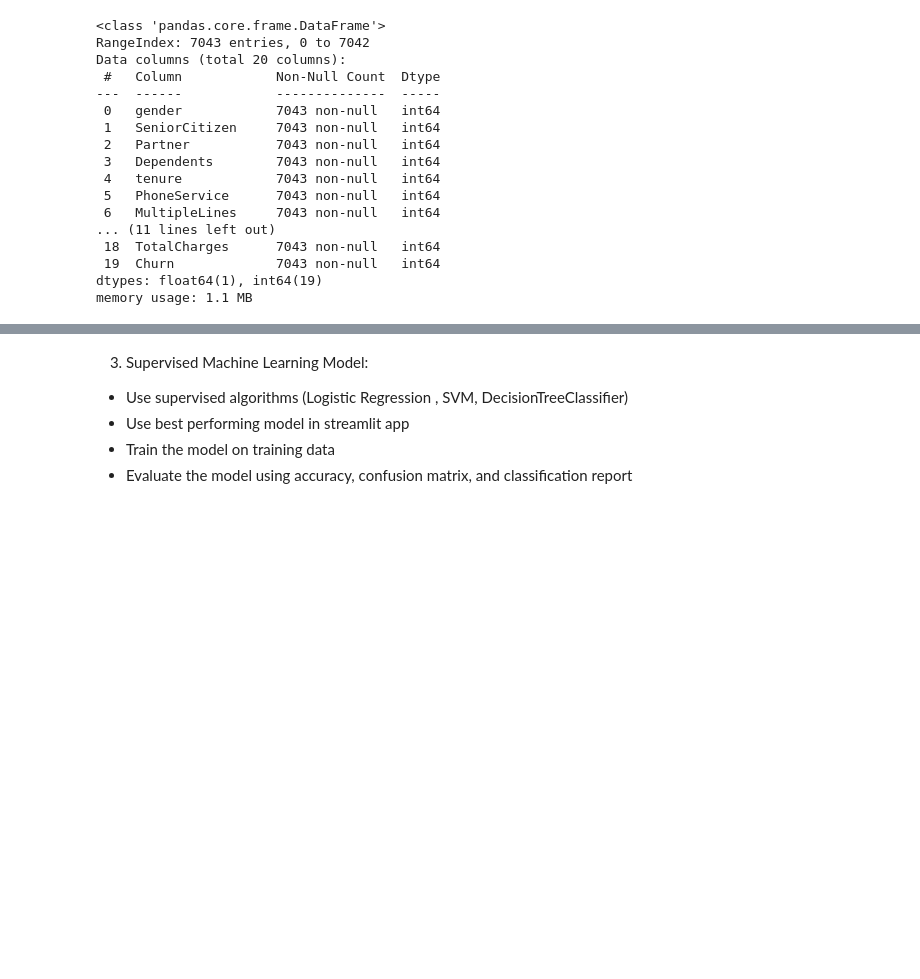
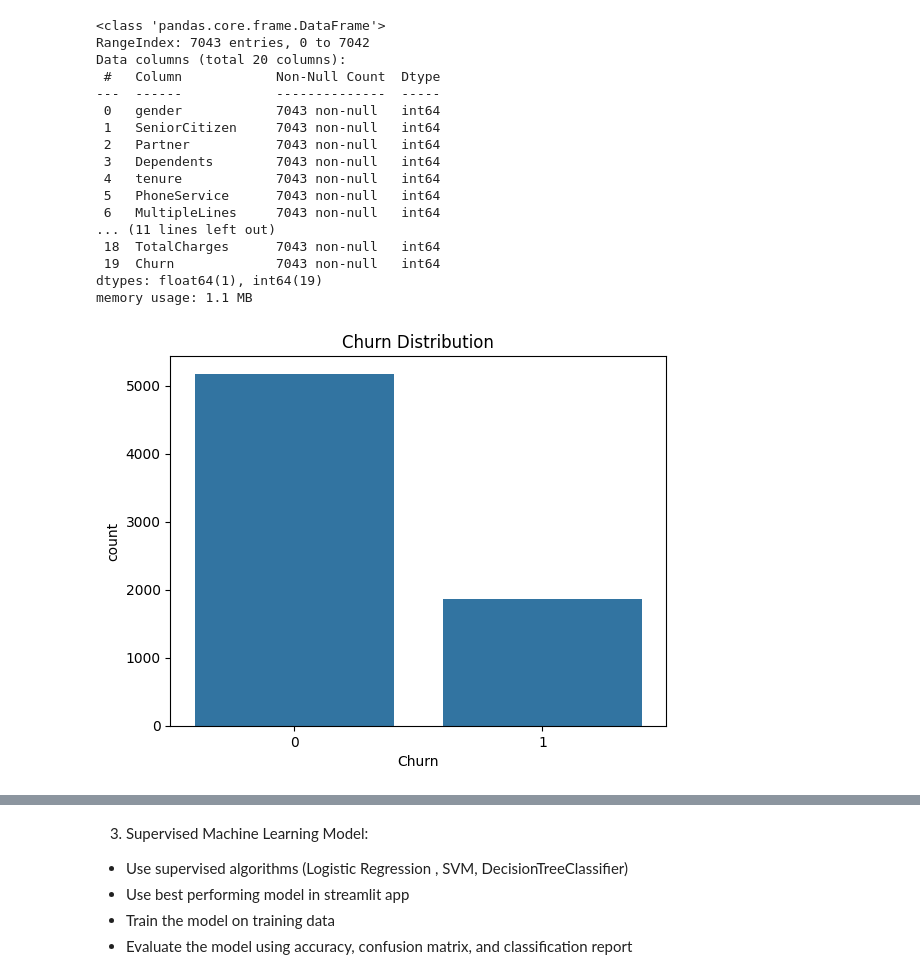
Before and after one commit to padmasri2005/Customer_Churn_Prediction, a Jupyter notebook: EDA_analysis.ipynb, the cells around one changed output, grey strips where cells are left out. Drawn from its saved outputs; the diff is of its cells as text; code cells hidden in the pictures; blank space fills up the shorter version.

```diff
--- a/EDA_analysis.ipynb
+++ b/EDA_analysis.ipynb
@@ -476,3 +476,10 @@ Data columns (total 20 columns):
  19  Churn             7043 non-null   int64
 dtypes: float64(1), int64(19)
 memory usage: 1.1 MB
+# %%
+#Distribution of churn
+sns.countplot(x='Churn', data=df)
+plt.title('Churn Distribution')
+plt.show()
+# %% [output]
+[figure, added]
```
Also changed, not shown: parts of 5 cells of this notebook.
